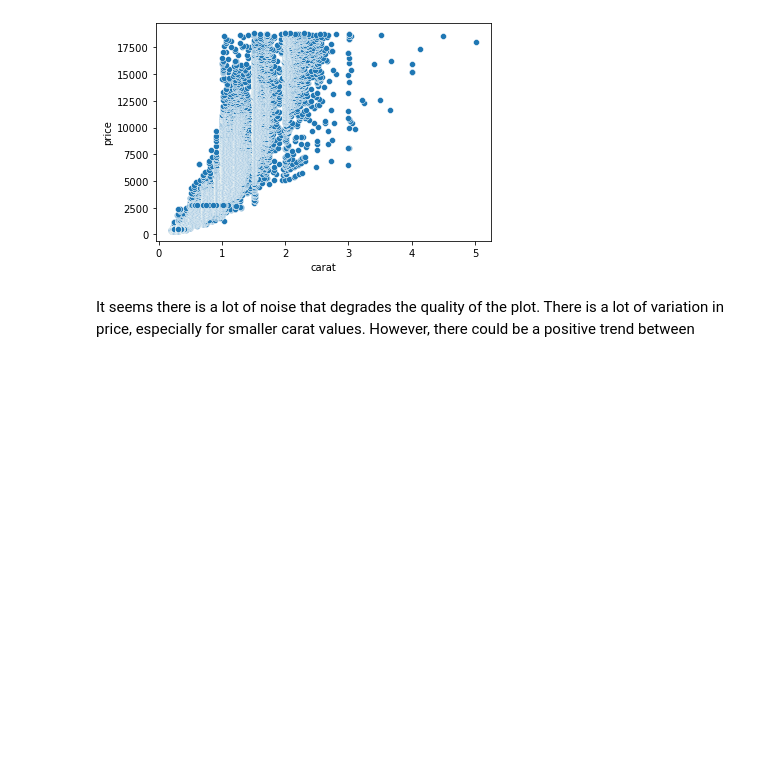
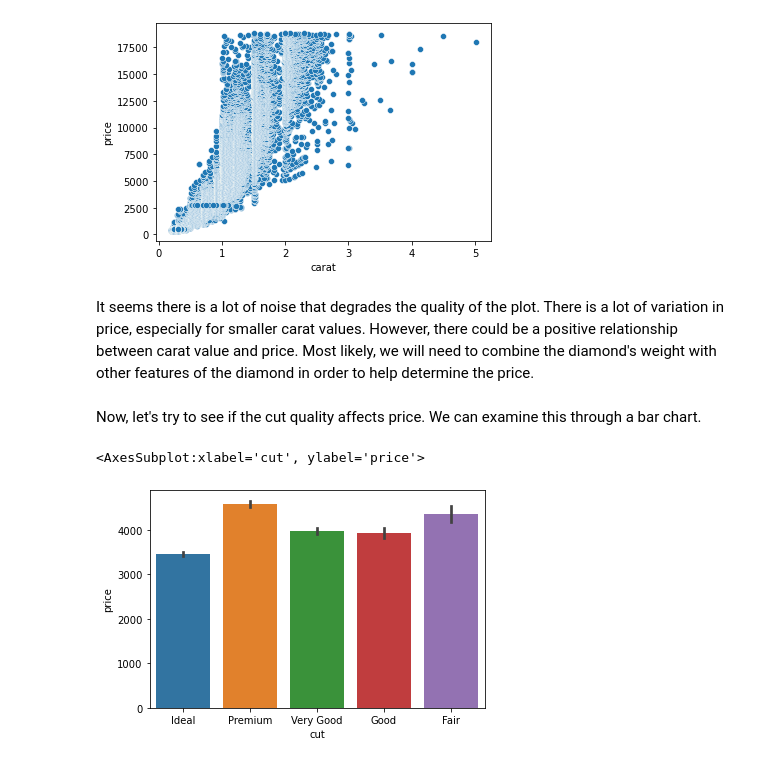
Before and after one commit to ahaldankar-vt/ahaldankar-vt.github.io, a Jupyter notebook: SampleBlog/posts/regression/index.ipynb, the cells around one changed output. Cells and saved outputs as stored; diff of their text form; code cells hidden in the pictures; blank space fills up the shorter version.

Commit message:
Added even more visualizations

```diff
--- a/SampleBlog/posts/regression/index.ipynb
+++ b/SampleBlog/posts/regression/index.ipynb
@@ -84,4 +84,11 @@ sns.scatterplot(data=diamonds, x="carat", y="price")
 <AxesSubplot:xlabel='carat', ylabel='price'>
 [figure]
 # %% [markdown]
-It seems there is a lot of noise that degrades the quality of the plot. There is a lot of variation in price, especially for smaller carat values. However, there could be a positive trend between
+It seems there is a lot of noise that degrades the quality of the plot. There is a lot of variation in price, especially for smaller carat values. However, there could be a positive relationship between carat value and price. Most likely, we will need to combine the diamond's weight with other features of the diamond in order to help determine the price.
+# %% [markdown]
+Now, let's try to see if the cut quality affects price. We can examine this through a bar chart.
+# %%
+sns.barplot(data=diamonds, x="cut", y="price")
+# %% [output]
+<AxesSubplot:xlabel='cut', ylabel='price'>
+[figure, added]
```
Also changed, not shown: parts of 6 cells of this notebook.
